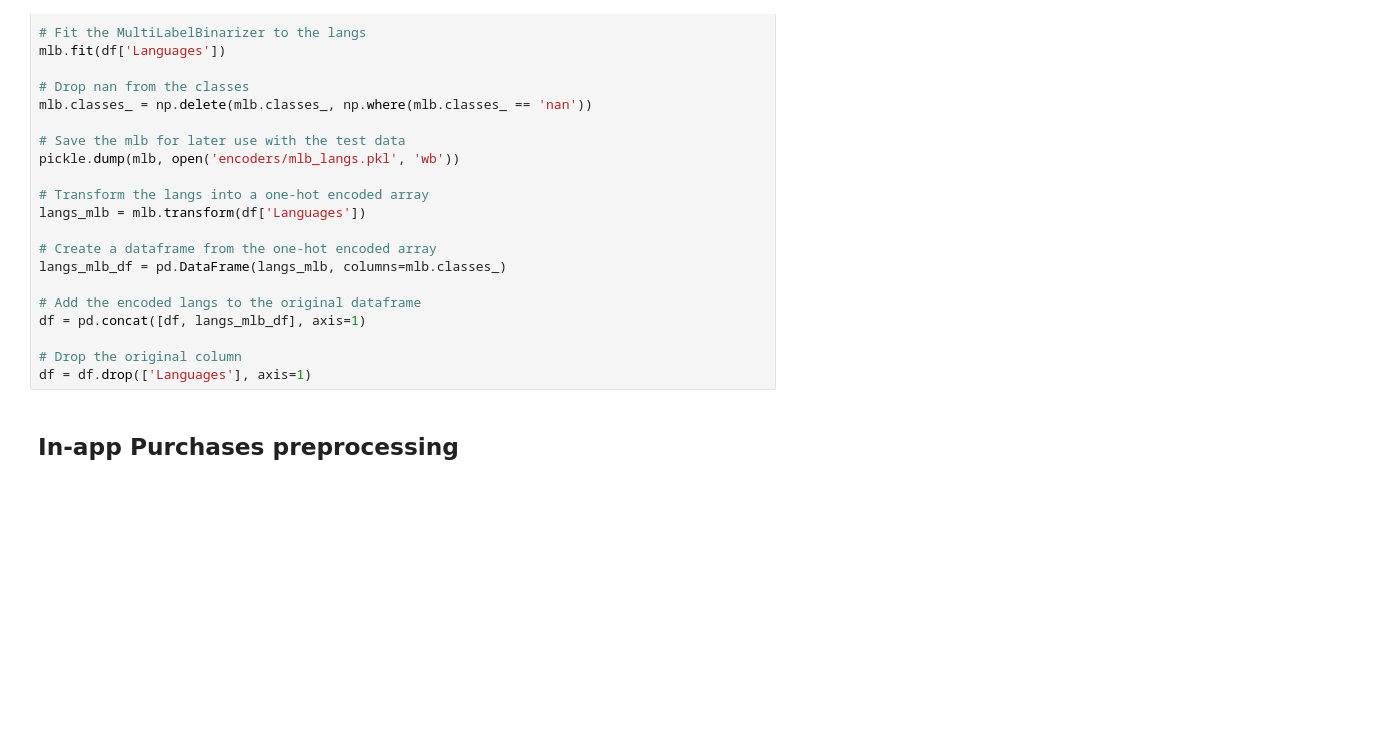
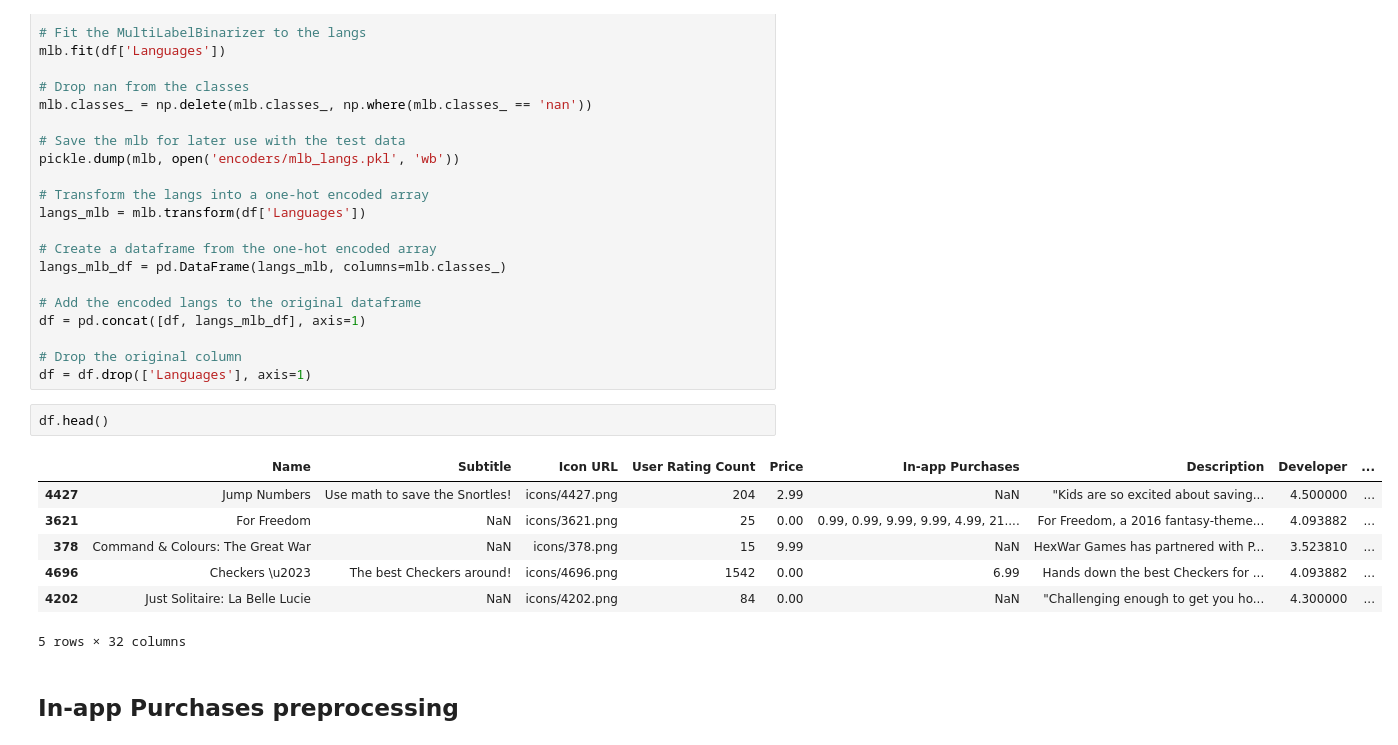
Before and after one commit to yusufnasserdev/games-rating-model, a Jupyter notebook: Phase1/preprocessing.ipynb, the cells around one changed output. Cells and saved outputs as stored; diff of their text form; blank space fills up the shorter version.

```diff
--- a/Phase1/preprocessing.ipynb
+++ b/Phase1/preprocessing.ipynb
@@ -349,6 +496,16 @@ df = pd.concat([df, langs_mlb_df], axis=1)
 
 # Drop the original column
 df = df.drop(['Languages'], axis=1)
+# %%
+df.head()
+# %% [output]
+|  | Name | Subtitle | Icon URL | User Rating Count | Price | In-app Purchases | Description | Developer | ... |
+| 4427 | Jump Numbers | Use math to save the Snortles! | icons/4427.png | 204 | 2.99 | NaN | "Kids are so excited about saving... | 4.500000 | ... |
+| 3621 | For Freedom | NaN | icons/3621.png | 25 | 0.00 | 0.99, 0.99, 9.99, 9.99, 4.99, 21.... | For Freedom, a 2016 fantasy-theme... | 4.093882 | ... |
+| 378 | Command & Colours: The Great War | NaN | icons/378.png | 15 | 9.99 | NaN | HexWar Games has partnered with P... | 3.523810 | ... |
+| 4696 | Checkers \u2023 | The best Checkers around! | icons/4696.png | 1542 | 0.00 | 6.99 | Hands down the best Checkers for ... | 4.093882 | ... |
+| 4202 | Just Solitaire: La Belle Lucie | NaN | icons/4202.png | 84 | 0.00 | NaN | "Challenging enough to get you ho... | 4.300000 | ... |
+5 rows × 32 columns
 # %% [markdown]
 ## In-app Purchases preprocessing
 # %%
```
Also changed, not shown: parts of 20 cells of this notebook, 23 other files.
